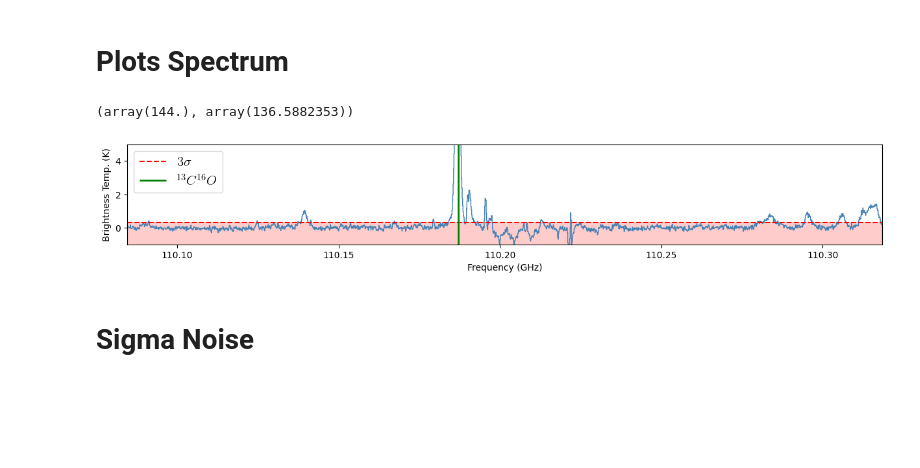
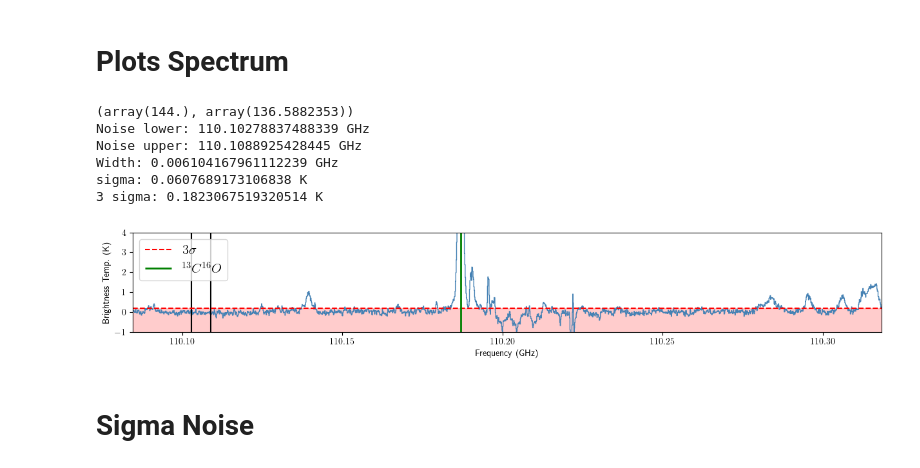
Before and after one commit to Parkerwise/Cloud-C, a Jupyter notebook: line-id-notebooks/13C16O.ipynb, the cells around one changed output. Drawn from its saved outputs; the diff is of its cells as text; code cells hidden in the pictures; blank space fills up the shorter version.

Commit message:
Added vlines for noise and recalculated sigma noise

```diff
--- a/line-id-notebooks/13C16O.ipynb
+++ b/line-id-notebooks/13C16O.ipynb
@@ -44,40 +44,59 @@ header=fits.getheader(path)
 w2=WCS(header)
 image_coords=core_coords.to_pixel(w2,0,mode="wcs")
 print(image_coords)
 
 #plots spectrum
 sc=SpectralCube.read(path)
 sc.allow_huge_operations=True
 sc_Ghz=sc.with_spectral_unit(u.GHz)
 sc_Ghz=sc_Ghz.to(u.K)
 freq,Dec,Ra = sc_Ghz.world[:,0,0]
 subcube=sc_Ghz.hdu.data[:,int(image_coords[0])-5:int(image_coords[0])+5,int(image_coords[1])-5:int(image_coords[1])+5]
 spectrum = np.average(subcube,axis=(1,2))
 ax1=pylab.subplot()
 ax1.plot(freq,spectrum,lw=1,drawstyle='steps-mid',color="SteelBlue")
 pylab.xlabel("Frequency (GHz)", fontsize=10)
 
 pylab.ylabel('Brightness Temp. (K)',fontsize=10)
-pylab.ylim(-1,5)
+pylab.ylim(-1,4)
 
 plt.rcParams['text.usetex'] = True
 
-three_sigma=3*np.std(spectrum[0:400])
-
-#3 sigma
-pylab.hlines(three_sigma,freq[0].value,freq[1916].value,colors="red",label =r'$3 \sigma$',ls="--" )
-
+###Noise###
+Noise_upper=200
+Noise_lower=150
+width=freq[Noise_upper]-freq[Noise_lower]
+print(f"Noise lower: {freq[Noise_lower]}")
+print(f"Noise upper: {freq[Noise_upper]}")
+print(f"Width: {width}")
+#lower line
+pylab.vlines(freq[Noise_lower].value,-1,4,colors="black")
+#upper line
+pylab.vlines(freq[Noise_upper].value,-1,4,colors="black")
+#calculate 3 sigma
+sigma=np.std(spectrum[Noise_lower:Noise_upper])
+three_sigma=3*sigma
+#three_sigma_Jy=three_sigma.to(u.jansky)
+print(f"sigma: {sigma} K")
+print(f"3 sigma: {three_sigma} K")
+#print(f"3 sigma: {three_sigma_Jy} Jy")
+pylab.hlines(three_sigma,freq[0].value,freq[1915].value,colors="red",label =r'$3 \sigma$',ls="--" )
 pylab.xlim(freq[0].value,freq[1916].value)
 ax1.fill_between(freq.value,three_sigma, -2, alpha = 0.2, color= 'red' )
 
 pylab.vlines(110.187,-2,7,colors="green",label=r"${}^{13}C^{16}O$",lw=2)
 
 plt.legend(loc="upper left", fontsize=15)
 #plt.title()
 plt.savefig("13C16O.pdf")
 # %% [output]
 (array(144.), array(136.5882353))
+Noise lower: 110.10278837488339 GHz
+Noise upper: 110.1088925428445 GHz
+Width: 0.006104167961112239 GHz
+sigma: 0.0607689173106838 K
+3 sigma: 0.1823067519320514 K
-[figure, old version]
+[figure, new version]
 # %% [markdown]
 # Sigma Noise
 # %%
```
